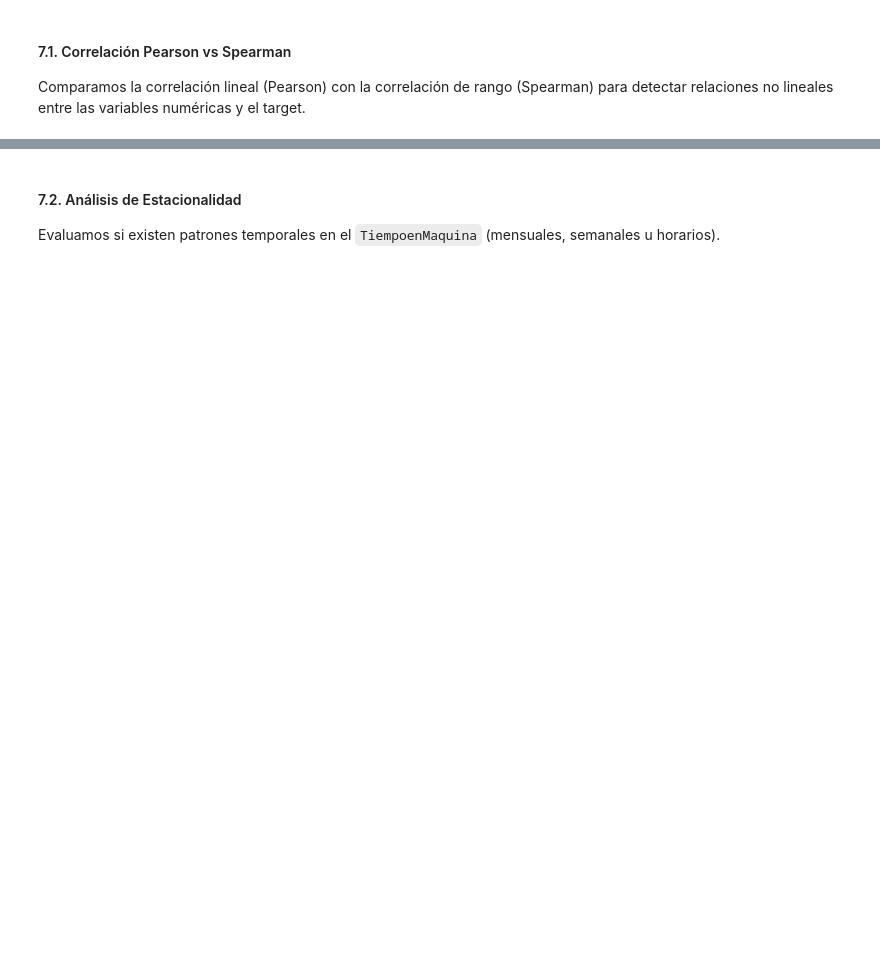
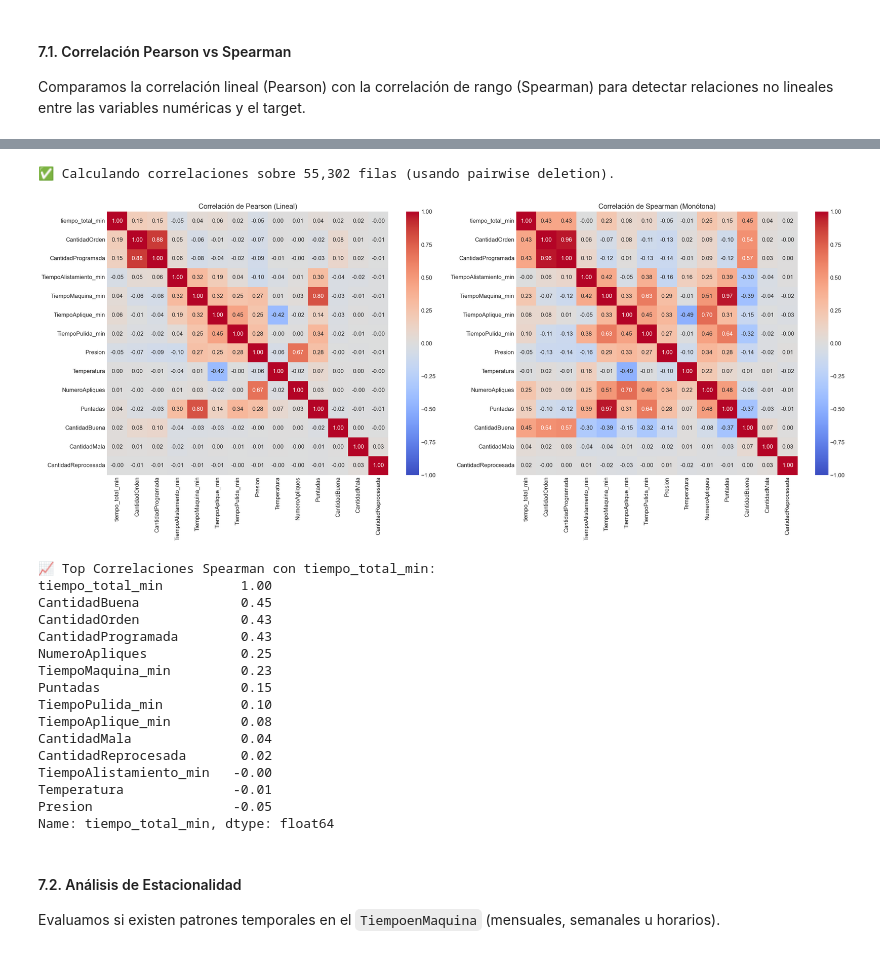
Before and after one commit to Henao13/Data-SciencePI, a Jupyter notebook: eda_incial (1).ipynb, the cells around one changed output, grey strips where cells are left out. Cells and saved outputs as stored; diff of their text form; code cells hidden in the pictures; blank space fills up the shorter version.

```diff
--- a/eda_incial (1).ipynb
+++ b/eda_incial (1).ipynb
@@ -1500,3 +1429,68 @@ Name: tiempo_total_min, dtype: float64
+# %%
+
+# 1. Definir columnas (Asegúrate que existan en el df)
+cols_corr = [
+    'tiempo_total_min', 'CantidadOrden', 'CantidadProgramada',
+    'TiempoAlistamiento_min', 'TiempoMaquina_min', 'TiempoAplique_min',
+    'TiempoPulida_min', 'Velocidad_min', 'Presion', 'Temperatura',
+    'NumeroApliques', 'Puntadas', 'CantidadBuena', 'CantidadMala', 'CantidadReprocesada'
+]
+# Validar existencia
+cols_existentes = [c for c in cols_corr if c in df_model.columns]
+
+# 2. Crear DF de correlación
+df_corr = df_model[cols_existentes].copy()
+
+# 3. Convertir a numérico (Coerce forzará errores a NaN, lo cual está bien aquí)
+for col in df_corr.columns:
+    df_corr[col] = pd.to_numeric(df_corr[col], errors='coerce')
+
+# ---------------------------------------------------------
+# ⚠️ CAMBIO CLAVE: NO USAR DROPNA() AQUÍ
+# Dejamos los NaNs para que .corr() los maneje por parejas
+# ---------------------------------------------------------
+print(f"✅ Calculando correlaciones sobre {len(df_corr):,} filas (usando pairwise deletion).")
+
+# 4. Calcular matrices
+# min_periods=10 asegura que no calcule correlación si hay menos de 10 datos en común
+corr_pearson = df_corr.corr(method='pearson', min_periods=10)
+corr_spearman = df_corr.corr(method='spearman', min_periods=10)
+
+# 5. Graficar
+fig, axes = plt.subplots(1, 2, figsize=(24, 10))
+
+sns.heatmap(corr_pearson, annot=True, cmap='coolwarm', vmin=-1, vmax=1, ax=axes[0], fmt=".2f")
+axes[0].set_title('Correlación de Pearson (Lineal)')
+
+sns.heatmap(corr_spearman, annot=True, cmap='coolwarm', vmin=-1, vmax=1, ax=axes[1], fmt=".2f")
+axes[1].set_title('Correlación de Spearman (Monótona)')
+
+plt.tight_layout()
+plt.show()
+
+# Top correlaciones
+if 'tiempo_total_min' in corr_spearman.columns:
+    print("\n📈 Top Correlaciones Spearman con tiempo_total_min:")
+    print(corr_spearman['tiempo_total_min'].sort_values(ascending=False))
+# %% [output]
+✅ Calculando correlaciones sobre 55,302 filas (usando pairwise deletion).
+[figure, added]
+📈 Top Correlaciones Spearman con tiempo_total_min:
+tiempo_total_min          1.00
+CantidadBuena             0.45
+CantidadOrden             0.43
+CantidadProgramada        0.43
+NumeroApliques            0.25
+TiempoMaquina_min         0.23
+Puntadas                  0.15
+TiempoPulida_min          0.10
+TiempoAplique_min         0.08
+CantidadMala              0.04
+CantidadReprocesada       0.02
+TiempoAlistamiento_min   -0.00
+Temperatura              -0.01
+Presion                  -0.05
+Name: tiempo_total_min, dtype: float64
 # %% [markdown]
 #### 7.2. Análisis de Estacionalidad
 
```
Also changed, not shown: parts of 16 cells of this notebook.
